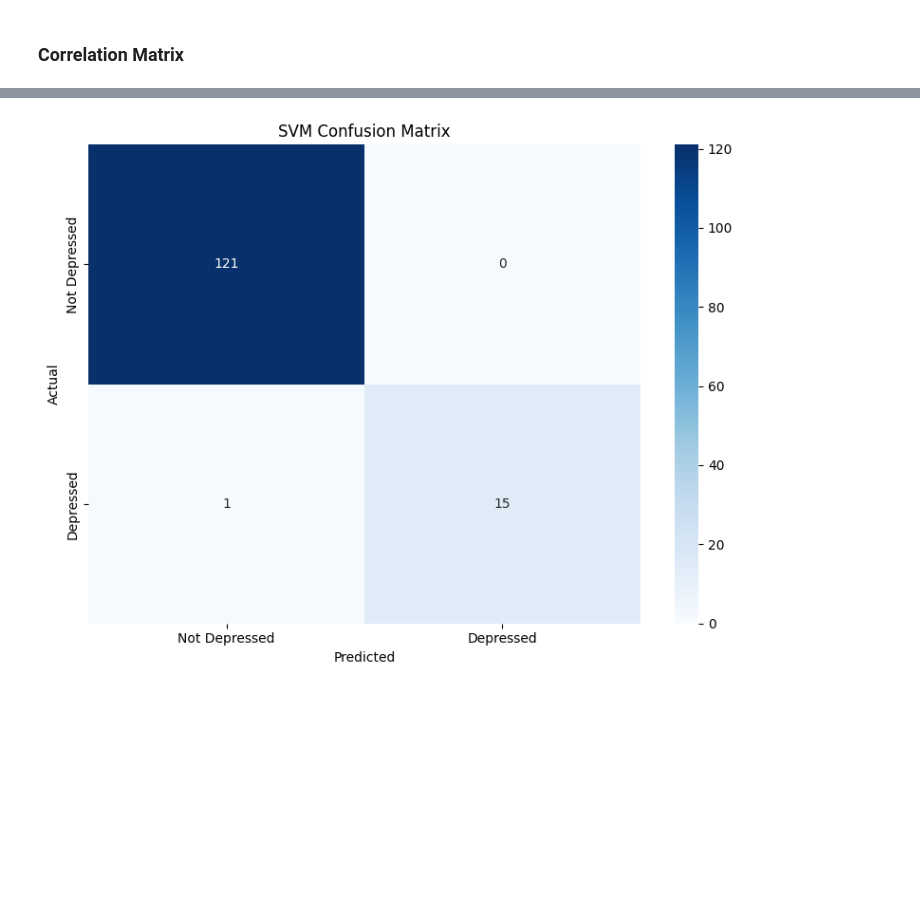
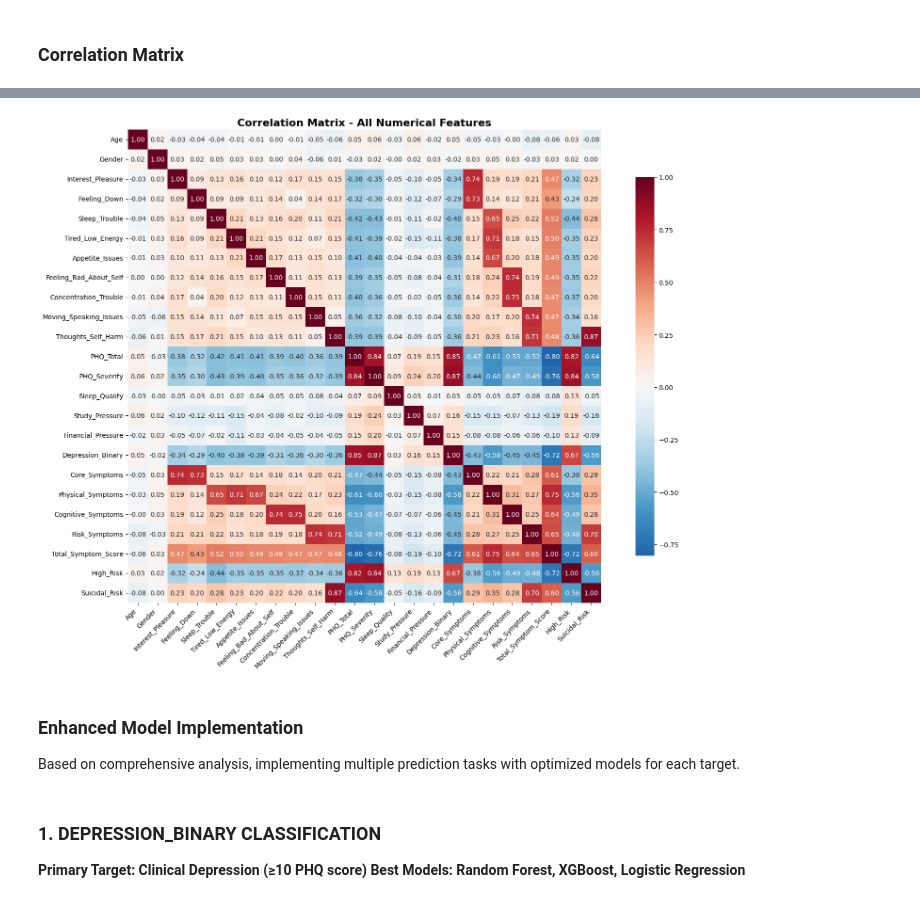
Before and after one commit to AbdullahIbneAziz/PHQ-9-Thesis-, a Jupyter notebook: model.ipynb, the cells around one changed output, grey strips where cells are left out. Saved outputs shown, nothing was run; the diff lists cells and outputs as text; code cells hidden in the pictures; blank space fills up the shorter version.

Commit message:
Feature Engineering updated

```diff
--- a/model.ipynb
+++ b/model.ipynb
@@ -246,9 +246,6 @@ for column in pie_columns:
 [figure]
 # %% [markdown]
 ### Data Preprocessing
-# %%
-# Drop the Age column from the dataset
-data = data.drop(['Age', 'PHQ_Total','PHQ_Severity'], axis=1)
 # %%
 # Perform encoding for categorical variables
 from sklearn.preprocessing import LabelEncoder
@@ -348,3 +340,5 @@ print(data[['Symptom_Score', 'Depression Status']].head())
+# %%
+data=optimal_depression_feature_engineering(data)
 # %%
 data.info()
 # %% [output]
@@ -368,10 +362,2 @@ memory usage: 80.1+ KB
-# %%
-# Perform encoding for categorical variables
-from sklearn.preprocessing import LabelEncoder
-
-# Initialize label encoder
-le = LabelEncoder()
-
-data['Depression Status'] = le.fit_transform(data['Depression Status'])
 # %% [markdown]
 ### Correlation Matrix
@@ -1031,13 +364,27 @@ Sample 5: Class 0: 0.9966, Class 1: 0.0034
-# %%
-# Visualize Confusion Matrix for SVM
-plt.figure(figsize=(8, 6))
-sns.heatmap(cm_svm, annot=True, fmt='d', cmap='Blues',
-            xticklabels=['Not Depressed', 'Depressed'],
-            yticklabels=['Not Depressed', 'Depressed'])
-plt.title('SVM Confusion Matrix')
-plt.xlabel('Predicted')
-plt.ylabel('Actual')
-plt.tight_layout()
-plt.show()
-# %% [output]
-[figure, removed]
+# %%
+# Create correlation matrix for all numerical features
+plt.figure(figsize=(16, 12))
+
+# Select numerical columns for correlation
+numerical_cols = data.select_dtypes(include=[np.number]).columns
+correlation_matrix = data[numerical_cols].corr()
+
+# Create heatmap
+sns.heatmap(correlation_matrix,
+            annot=True,
+            cmap='RdBu_r',
+            center=0,
+            square=True,
+            fmt='.2f',
+            cbar_kws={'shrink': 0.8})
+
+plt.title('Correlation Matrix - All Numerical Features', fontsize=16, fontweight='bold')
+plt.xticks(rotation=45, ha='right')
+plt.yticks(rotation=0)
+plt.tight_layout()
+plt.show()
+# %% [output]
+[figure, added]
+# %% [markdown]
+### Enhanced Model Implementation
+Based on comprehensive analysis, implementing multiple prediction tasks with optimized models for each target.
@@ -1043,0 +423,4 @@ plt.show()
+# %% [markdown]
+### 1. DEPRESSION_BINARY CLASSIFICATION
+**Primary Target: Clinical Depression (≥10 PHQ score)**
+**Best Models: Random Forest, XGBoost, Logistic Regression**
```
Also changed, not shown: parts of 50 cells of this notebook.
